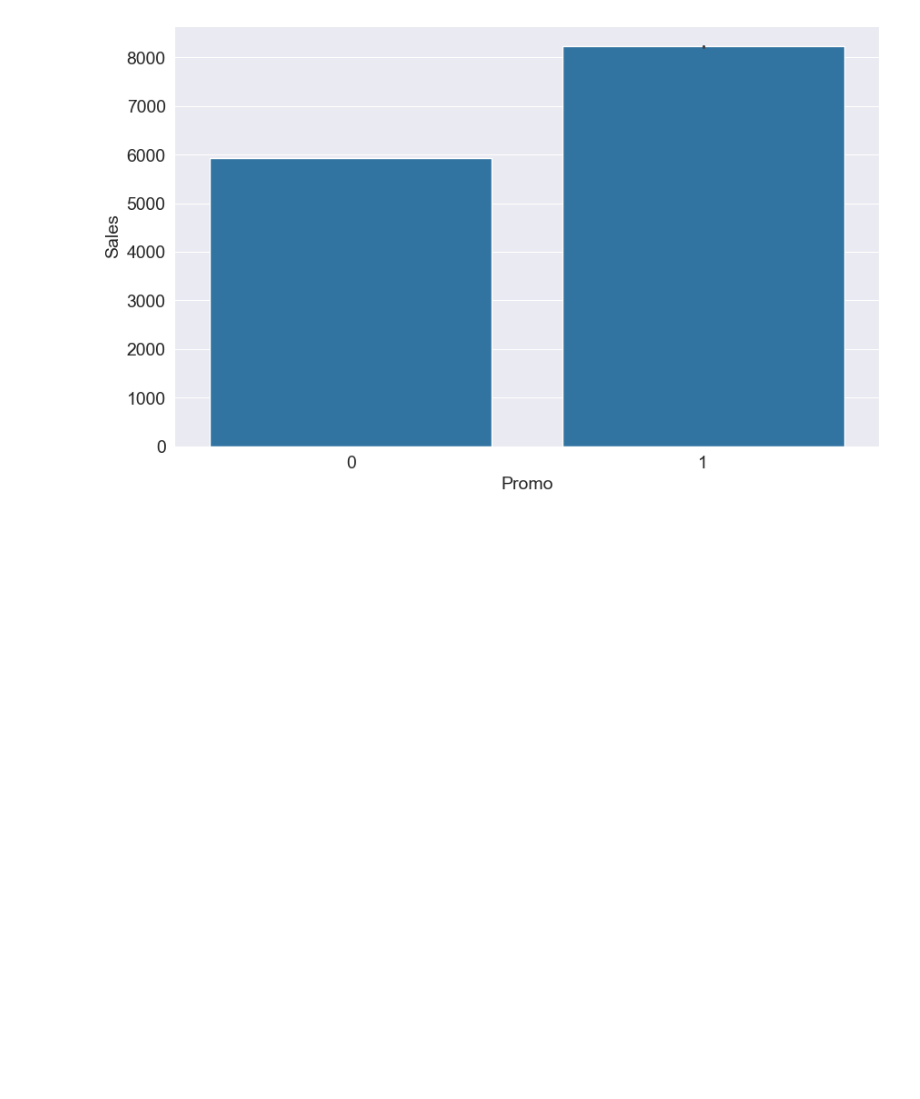
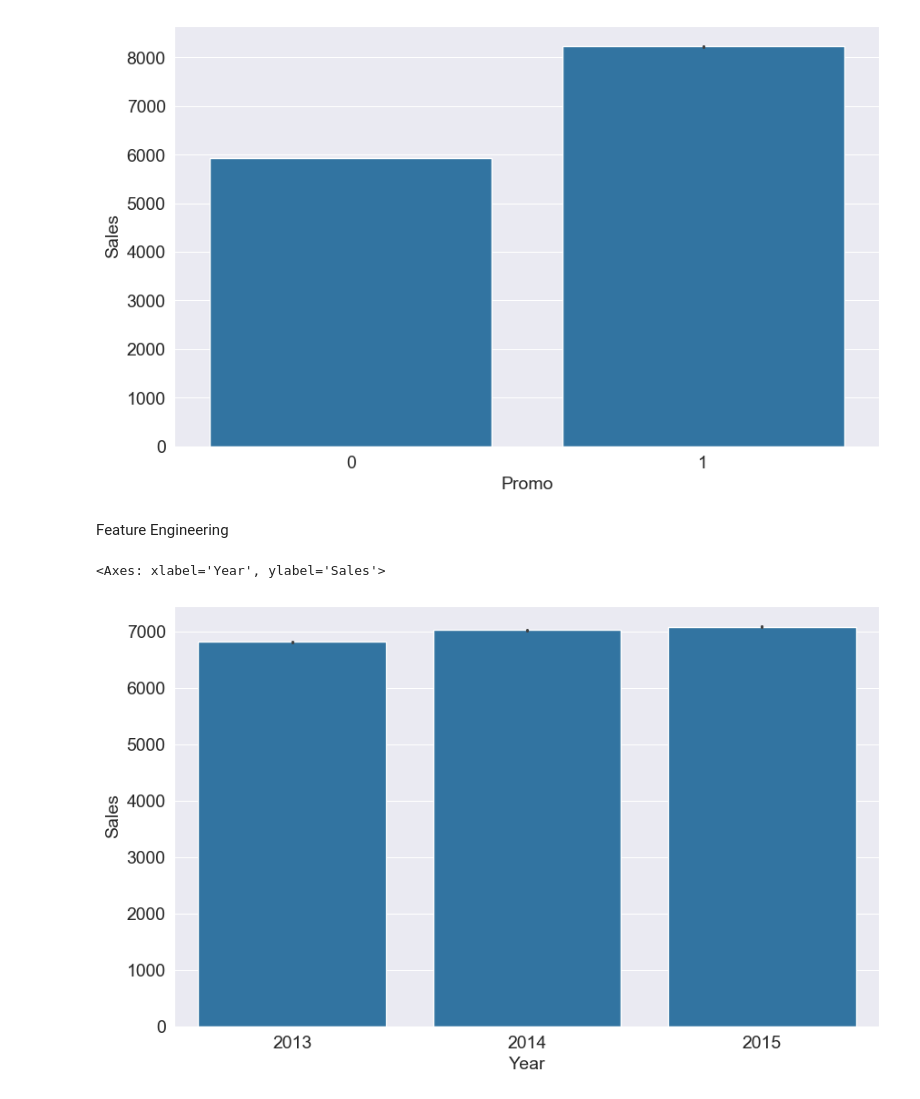
Before and after one commit to KennedyMungai/scikit-learn-course, a Jupyter notebook: scikit_learn_how_to_approach_ml_projects.ipynb, the cells around one changed output. Drawn from its saved outputs; the diff is of its cells as text; code cells hidden in the pictures; blank space fills up the shorter version.

Commit message:
Added the month and year columns for the data and graphed them out

```diff
--- a/scikit_learn_how_to_approach_ml_projects.ipynb
+++ b/scikit_learn_how_to_approach_ml_projects.ipynb
@@ -221,3 +221,9 @@ sns.barplot(data=merged_df, x='Promo', y='Sales')
 # %% [output]
 <Axes: xlabel='Promo', ylabel='Sales'>
 [figure]
+# %% [markdown]
+<p>Feature Engineering</p>
+# %%
+merged_df['Day'] = merged_df.Date.dt.day
+merged_df['Month'] = merged_df.Date.dt.month
+merged_df['Year'] = merged_df.Date.dt.year
@@ -223,0 +234,5 @@ sns.barplot(data=merged_df, x='Promo', y='Sales')
+# %%
+sns.barplot(data=merged_df, x='Year', y='Sales')
+# %% [output]
+<Axes: xlabel='Year', ylabel='Sales'>
+[figure, added]
```
Also changed, not shown: parts of 2 cells of this notebook.
